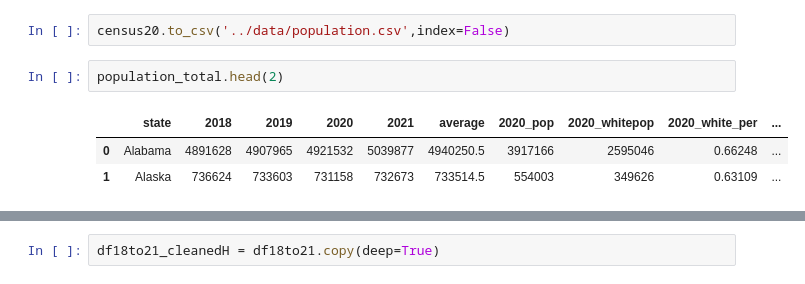
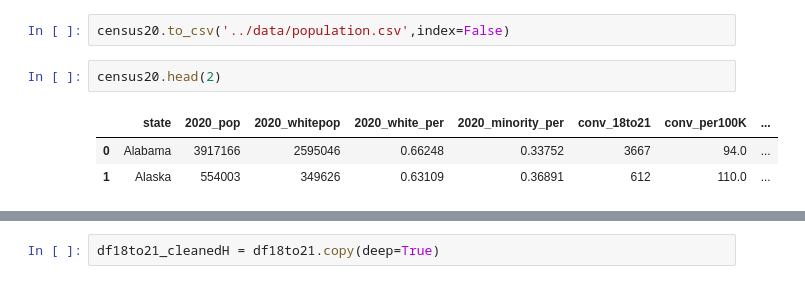
Before and after one commit to nanigbogu/Sentencing-Length-Data-Analysis, a Jupyter notebook: code/EDA, Cleaning, Imputing, Feature Engineering.ipynb, the cells around one changed output, grey strips where cells are left out. Drawn from its saved outputs; the diff is of its cells as text.

```diff
--- a/code/EDA, Cleaning, Imputing, Feature Engineering.ipynb
+++ b/code/EDA, Cleaning, Imputing, Feature Engineering.ipynb
@@ -299,8 +299,8 @@ census20['by_minority_pop'] = census20['2020_minority_per'] - census20['conv_min
 # %%
 census20.to_csv('../data/population.csv',index=False)
 # %%
-population_total.head(2)
+census20.head(2)
 # %% [output]
-|  | state | 2018 | 2019 | 2020 | 2021 | average | 2020_pop | 2020_whitepop | 2020_white_per | ... |
-| 0 | Alabama | 4891628 | 4907965 | 4921532 | 5039877 | 4940250.5 | 3917166 | 2595046 | 0.66248 | ... |
-| 1 | Alaska | 736624 | 733603 | 731158 | 732673 | 733514.5 | 554003 | 349626 | 0.63109 | ... |
+|  | state | 2020_pop | 2020_whitepop | 2020_white_per | 2020_minority_per | conv_18to21 | conv_per100K | ... |
+| 0 | Alabama | 3917166 | 2595046 | 0.66248 | 0.33752 | 3667 | 94.0 | ... |
+| 1 | Alaska | 554003 | 349626 | 0.63109 | 0.36891 | 612 | 110.0 | ... |
```
Also changed, not shown: parts of 25 cells of this notebook, 5 other files.
